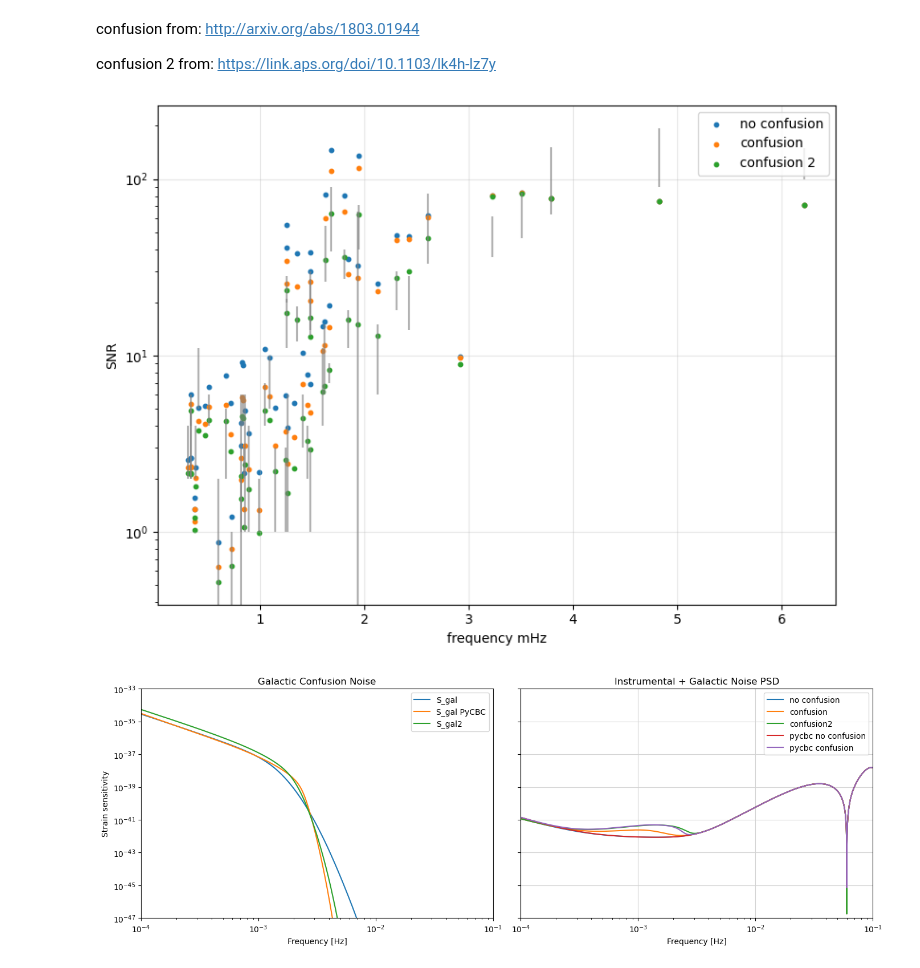
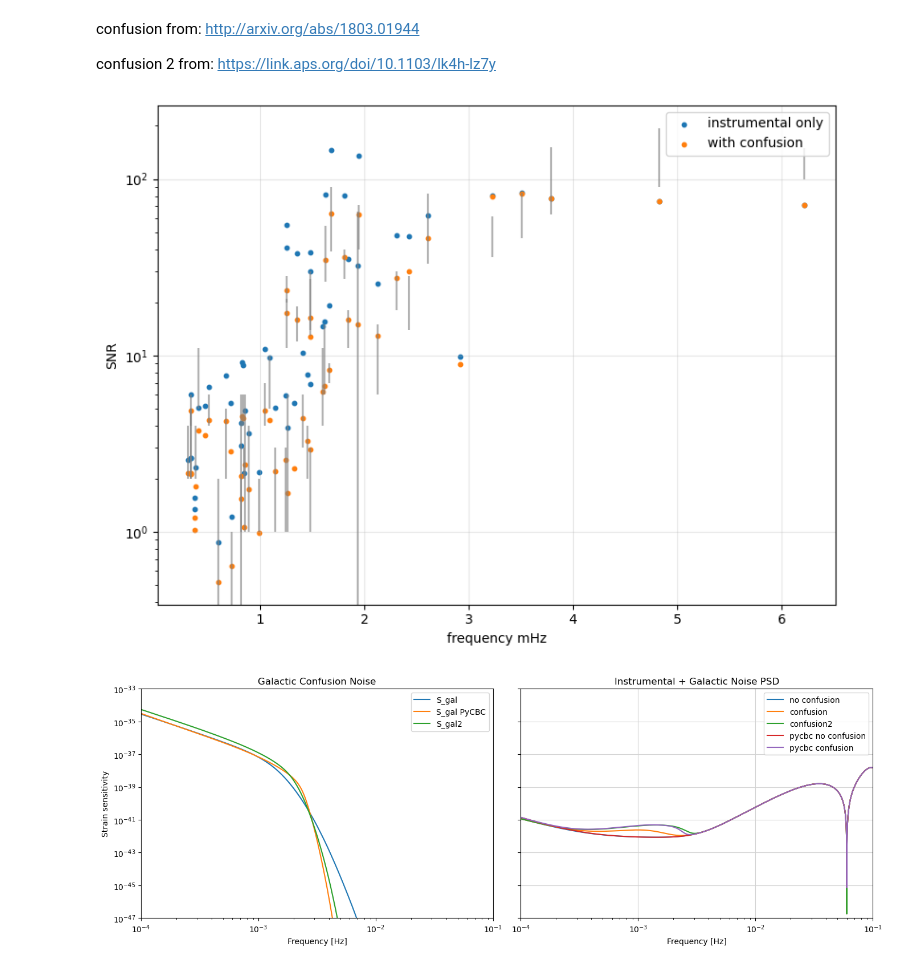
Before and after one commit to aacravi/snr-calculation, a Jupyter notebook: run-snr-script.ipynb, the cells around one changed output. Drawn from its saved outputs; the diff is of its cells as text; code cells hidden in the pictures.

```diff
--- a/run-snr-script.ipynb
+++ b/run-snr-script.ipynb
@@ -113,44 +131,41 @@ confusion 2 from: https://link.aps.org/doi/10.1103/lk4h-lz7y
 # %%
 freqs = [d["Frequency"] for d in snr_list]
 snr1 = [d["SNR"] for d in snr_list]
 snr2 = [d["SNR"] for d in snr_list_gal]
 snr3 = [d["SNR"] for d in snr_list_gal2]
 snr4 = [d["SNR"] for d in snr_list_pycbc]
 
 
 
 for d in snr_list:
     d["SNR predicted"] = parse_snr_range(d["SNR predicted"])
 
+from matplotlib.lines import Line2D
 
 plt.figure(figsize=(8, 6))
 
-plt.scatter(freqs, snr1, s=10, label='no confusion')
-plt.scatter(freqs, snr2, s=10,  label='confusion')
-plt.scatter(freqs, snr3, s=10, label='confusion 2')
+plt.scatter(freqs, snr1, s=10, label='instrumental only')
+#plt.scatter(freqs, snr2, s=10,  label='confusion')
+plt.scatter(freqs, snr3, s=10, label='with confusion')
 #plt.scatter(freqs, snr4, s=10, label='confusion pycbc')
 for d in snr_list:
     f = d["Frequency"]
     smin, smax = d["SNR predicted"]
     if None not in (smin, smax):
-        plt.vlines(
-            f, smin, smax,
-            color='gray',
-            alpha=0.6,
-            linewidth=1.5,
-            zorder=2
-        )
+        plt.vlines(f, smin, smax,  color='gray',  alpha=0.6, linewidth=1.5, zorder=2)
+
+reference_proxy = Line2D([0], [0], color='gray', lw=1.5, alpha=0.6, label='reference values')
 
 plt.xlabel('frequency mHz')
 plt.ylabel('SNR')
 plt.yscale('log')
 plt.legend()
 plt.grid(True, alpha=0.3)
 
 plt.tight_layout()
 plt.show()
 # %% [output]
-[figure, old version]
+[figure, new version]
 # %%
 from pycbc.psd.analytical_space import semi_analytical_psd_lisa_confusion_noise
 from pycbc.psd.analytical_space import analytical_psd_lisa_tdi_AE
```
Also changed, not shown: parts of 2 cells of this notebook, 9 other files.
